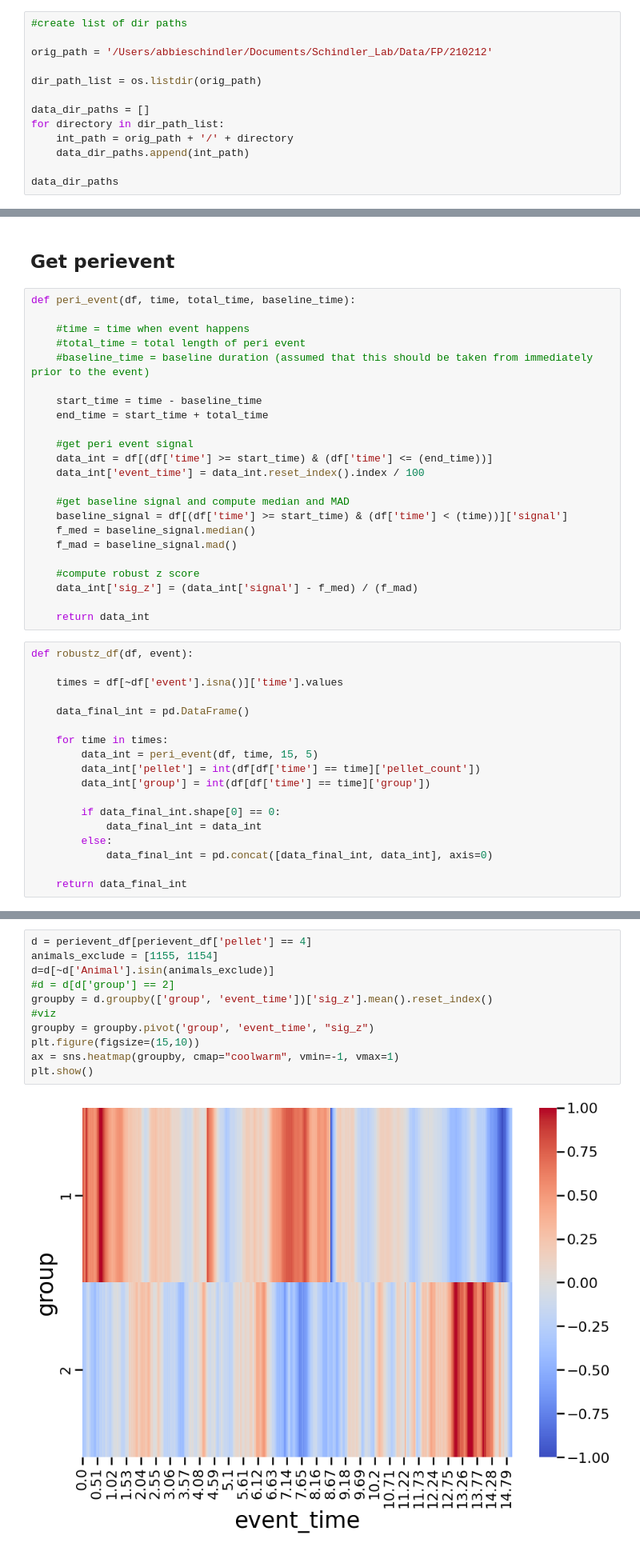
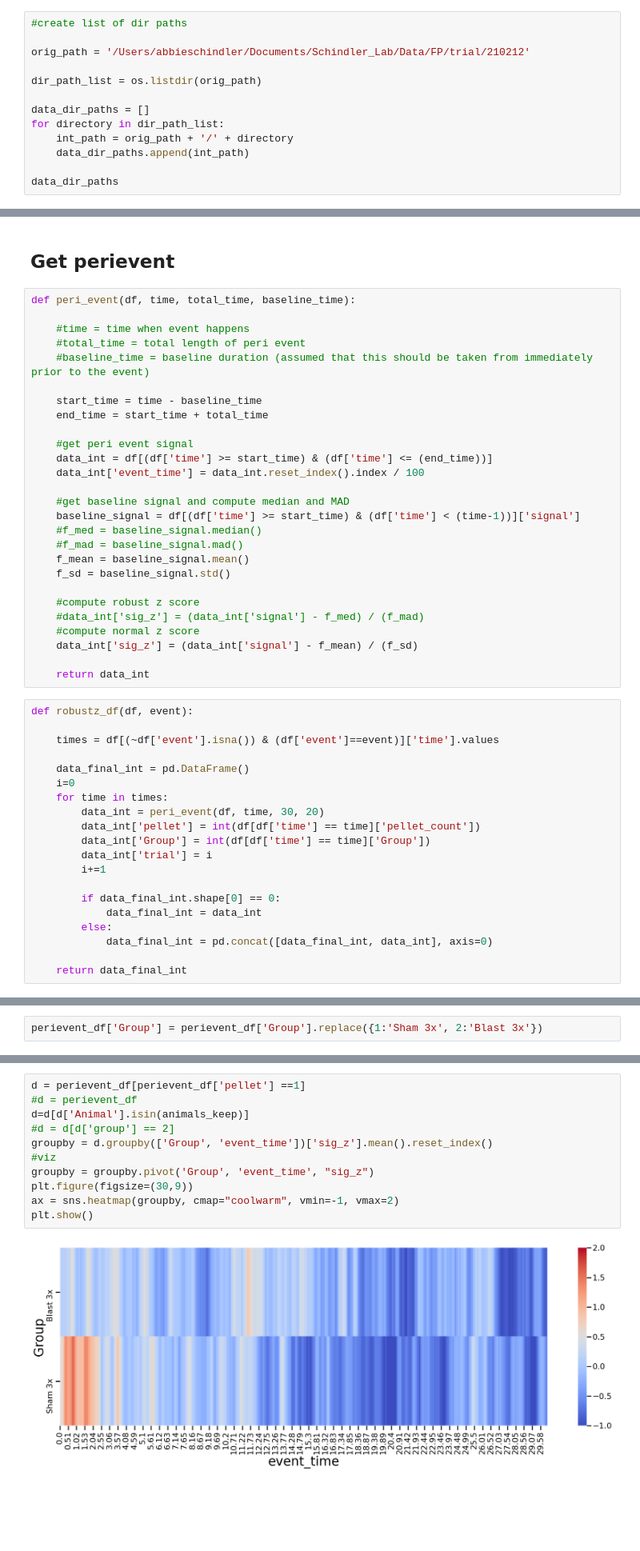
Before and after one commit to grace3999/wireless_fiber_photometry, a Jupyter notebook: FP_VP.ipynb, the cells around one changed output, grey strips where cells are left out. Shown: that part at 80% size. Drawn from its saved outputs; the diff is of its cells as text; blank space fills up the shorter version.

Commit message:
new baseline

```diff
--- a/FP_VP.ipynb
+++ b/FP_VP.ipynb
@@ -329,7 +336,7 @@ sns.catplot(x='pellet_count', y='HE_latency_1st', data=data_final_long, ci=68, h
 # %%
 #create list of dir paths
 
-orig_path = '/Users/abbieschindler/Documents/Schindler_Lab/Data/FP/210212'
+orig_path = '/Users/abbieschindler/Documents/Schindler_Lab/Data/FP/trial/210212'
 
 dir_path_list = os.listdir(orig_path)
 
@@ -478,25 +453,31 @@ def peri_event(df, time, total_time, baseline_time):
     data_int['event_time'] = data_int.reset_index().index / 100
 
     #get baseline signal and compute median and MAD
-    baseline_signal = df[(df['time'] >= start_time) & (df['time'] < (time))]['signal']
-    f_med = baseline_signal.median()
-    f_mad = baseline_signal.mad()
+    baseline_signal = df[(df['time'] >= start_time) & (df['time'] < (time-1))]['signal']
+    #f_med = baseline_signal.median()
+    #f_mad = baseline_signal.mad()
+    f_mean = baseline_signal.mean()
+    f_sd = baseline_signal.std()
 
     #compute robust z score
-    data_int['sig_z'] = (data_int['signal'] - f_med) / (f_mad)
+    #data_int['sig_z'] = (data_int['signal'] - f_med) / (f_mad)
+    #compute normal z score
+    data_int['sig_z'] = (data_int['signal'] - f_mean) / (f_sd)
 
     return data_int
 # %%
 def robustz_df(df, event):
 
-    times = df[~df['event'].isna()]['time'].values
+    times = df[(~df['event'].isna()) & (df['event']==event)]['time'].values
 
     data_final_int = pd.DataFrame()
-
+    i=0
     for time in times:
-        data_int = peri_event(df, time, 15, 5)
+        data_int = peri_event(df, time, 30, 20)
         data_int['pellet'] = int(df[df['time'] == time]['pellet_count'])
-        data_int['group'] = int(df[df['time'] == time]['group'])
+        data_int['Group'] = int(df[df['time'] == time]['Group'])
+        data_int['trial'] = i
+        i+=1
 
         if data_final_int.shape[0] == 0:
             data_final_int = data_int
@@ -546,0 +528,2 @@ perievent_df.head()
+# %%
+perievent_df['Group'] = perievent_df['Group'].replace({1:'Sham 3x', 2:'Blast 3x'})
@@ -547,13 +556,13 @@ perievent_df.head()
 # %%
-d = perievent_df[perievent_df['pellet'] == 4]
-animals_exclude = [1155, 1154]
-d=d[~d['Animal'].isin(animals_exclude)]
+d = perievent_df[perievent_df['pellet'] ==1]
+#d = perievent_df
+d=d[d['Animal'].isin(animals_keep)]
 #d = d[d['group'] == 2]
-groupby = d.groupby(['group', 'event_time'])['sig_z'].mean().reset_index()
+groupby = d.groupby(['Group', 'event_time'])['sig_z'].mean().reset_index()
 #viz
-groupby = groupby.pivot('group', 'event_time', "sig_z")
-plt.figure(figsize=(15,10))
-ax = sns.heatmap(groupby, cmap="coolwarm", vmin=-1, vmax=1)
+groupby = groupby.pivot('Group', 'event_time', "sig_z")
+plt.figure(figsize=(30,9))
+ax = sns.heatmap(groupby, cmap="coolwarm", vmin=-1, vmax=2)
 plt.show()
 # %% [output]
-[figure, old version]
+[figure, new version]
```
Also changed, not shown: parts of 28 cells of this notebook.
